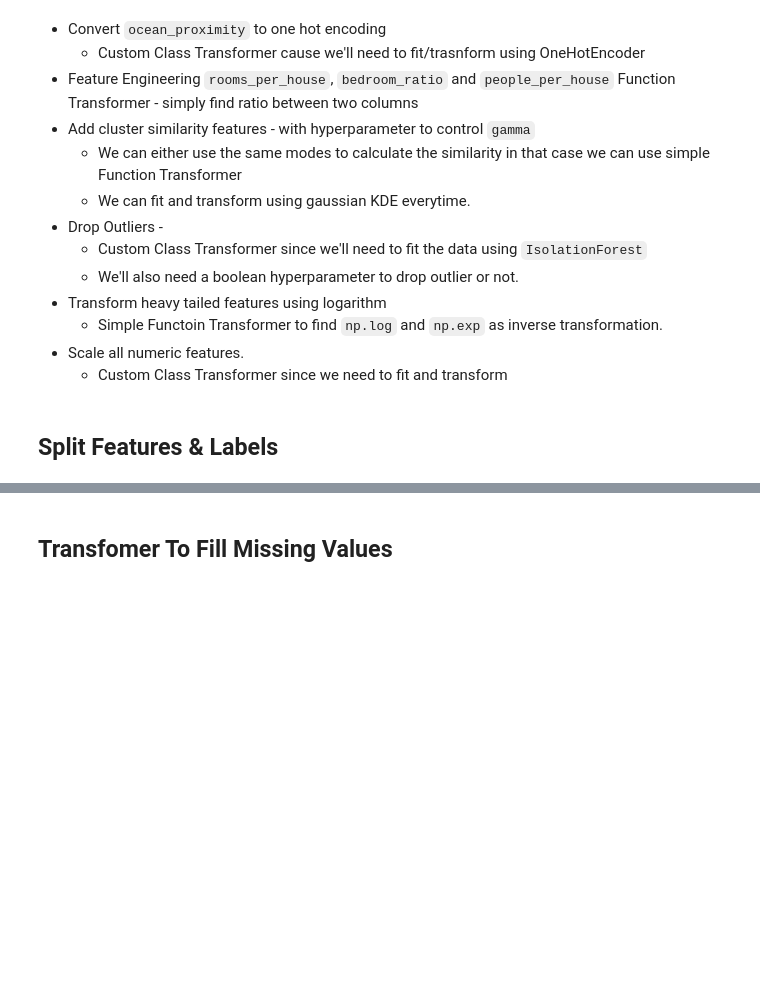
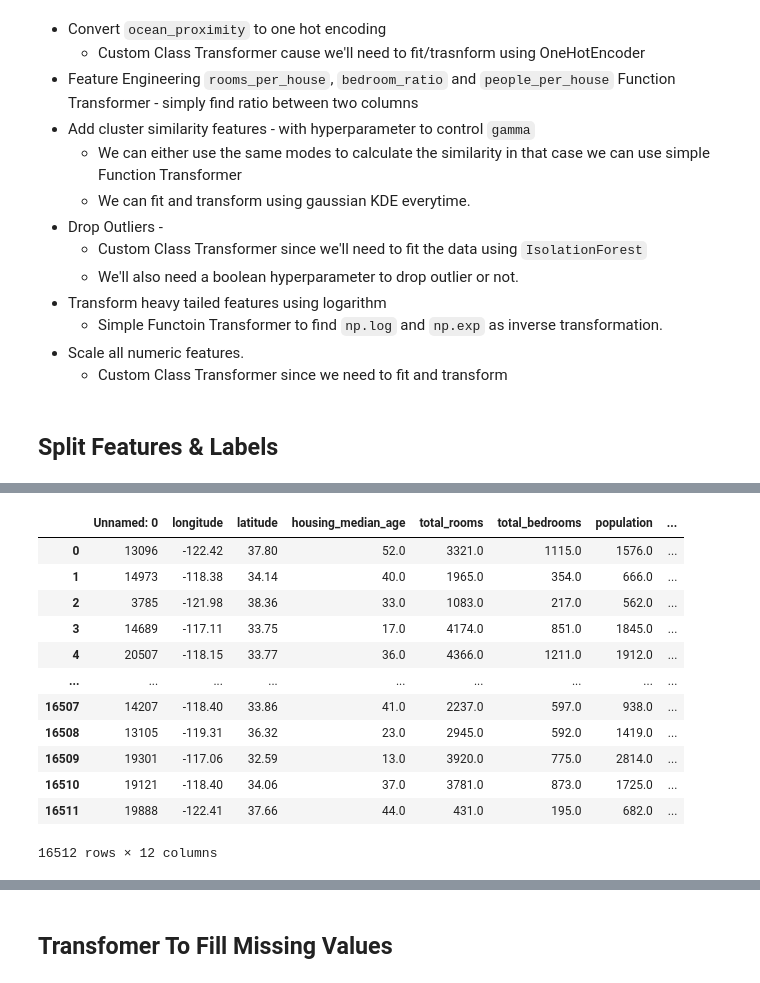
Before and after one commit to gaurangdave/house_price_predictions, a Jupyter notebook: notebooks/02_transform_data.ipynb, the cells around one changed output, grey strips where cells are left out. Drawn from its saved outputs; the diff is of its cells as text; code cells hidden in the pictures; blank space fills up the shorter version.

Commit message:
finally understood custom transformers and pipeline

```diff
--- a/notebooks/02_transform_data.ipynb
+++ b/notebooks/02_transform_data.ipynb
@@ -65,0 +116,27 @@ df_labels = data["median_house_value"].copy()
+# %%
+def hello_again_transformer(X):
+    ## transformers always need to return a 2D array (numpy array, scipy sparse array, dataframe)
+    result = pd.DataFrame(X.iloc[:,0] * 2)
+    result.columns = ["double"]
+    return result
+
+# a callable function for output names
+def again_ratio_name(function_transformer, feature_names_in):
+    print(f"again_ratio_name_{function_transformer}")
+    return ["double"]  # feature names out
+
+## using FunctionTransformer to create a transformer out of our function
+my_another_transformer = FunctionTransformer(hello_again_transformer, feature_names_out=again_ratio_name)
+
+# base_estimator = FunctionTransformer(lambda X: X, feature_names_out="one-to-one")
+
+## creating a column transfomer
+temp_transformer_2 = ColumnTransformer([
+    ("room_to_house", my_transformer, ["total_rooms", "households"]),
+    ("room_to_bedroom", my_transformer, ["total_rooms", "total_bedrooms"]),
+    # ("hello_again", my_another_transformer, ["total_rooms","total_bedrooms"])
+], remainder="passthrough", verbose_feature_names_out=False)
+
+temp_transformer_2.set_output(transform="pandas")
+## fit transform to df_features
+temp_transformer_2.fit_transform(df_features)
@@ -65,0 +157,16 @@ df_labels = data["median_house_value"].copy()
+# %%
+df_features
+# %% [output]
+|  | Unnamed: 0 | longitude | latitude | housing_median_age | total_rooms | total_bedrooms | population | ... |
+| 0 | 13096 | -122.42 | 37.80 | 52.0 | 3321.0 | 1115.0 | 1576.0 | ... |
+| 1 | 14973 | -118.38 | 34.14 | 40.0 | 1965.0 | 354.0 | 666.0 | ... |
+| 2 | 3785 | -121.98 | 38.36 | 33.0 | 1083.0 | 217.0 | 562.0 | ... |
+| 3 | 14689 | -117.11 | 33.75 | 17.0 | 4174.0 | 851.0 | 1845.0 | ... |
+| 4 | 20507 | -118.15 | 33.77 | 36.0 | 4366.0 | 1211.0 | 1912.0 | ... |
+| ... | ... | ... | ... | ... | ... | ... | ... | ... |
+| 16507 | 14207 | -118.40 | 33.86 | 41.0 | 2237.0 | 597.0 | 938.0 | ... |
+| 16508 | 13105 | -119.31 | 36.32 | 23.0 | 2945.0 | 592.0 | 1419.0 | ... |
+| 16509 | 19301 | -117.06 | 32.59 | 13.0 | 3920.0 | 775.0 | 2814.0 | ... |
+| 16510 | 19121 | -118.40 | 34.06 | 37.0 | 3781.0 | 873.0 | 1725.0 | ... |
+| 16511 | 19888 | -122.41 | 37.66 | 44.0 | 431.0 | 195.0 | 682.0 | ... |
+16512 rows × 12 columns
```
Also changed, not shown: parts of 21 cells of this notebook.
